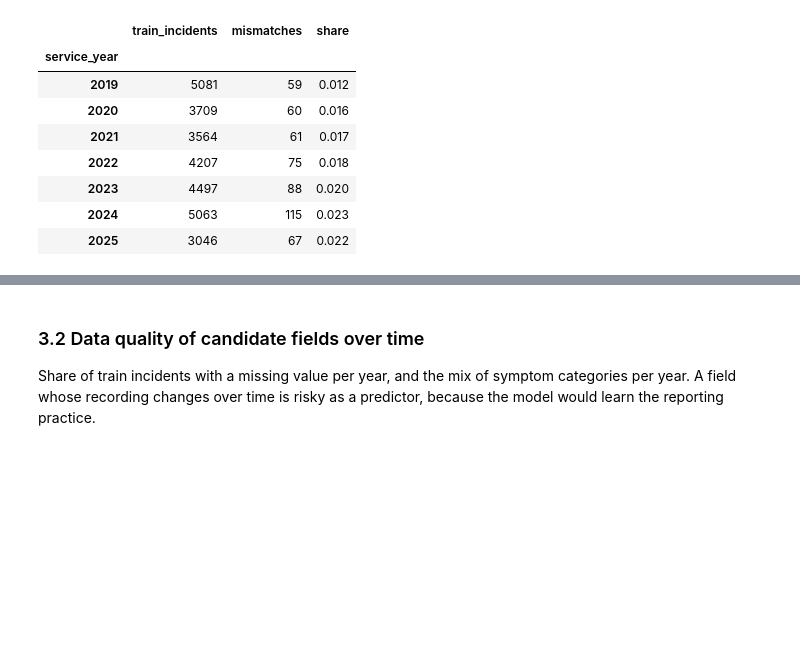
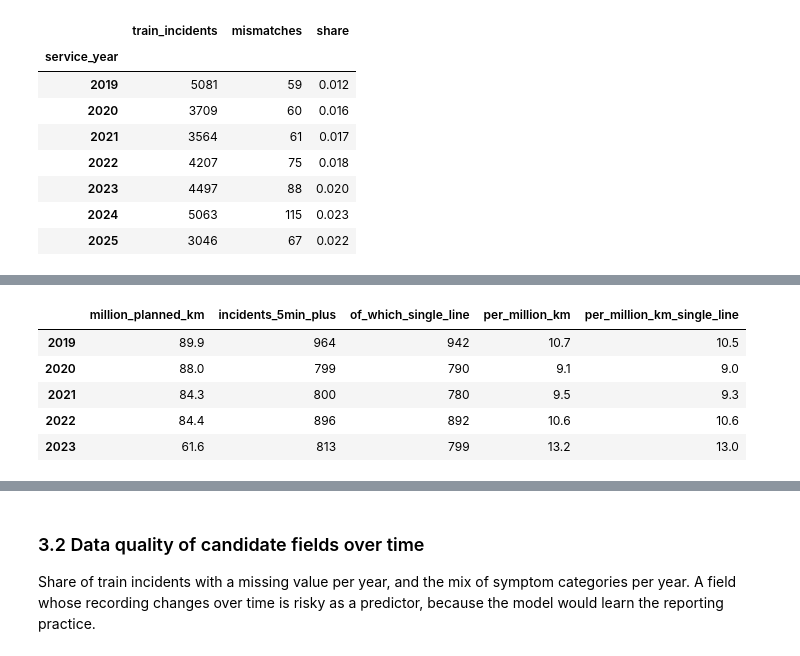
Before and after one commit to elcine/DS_challenge, a Jupyter notebook: notebooks/analysis.ipynb, the cells around one changed output, grey strips where cells are left out. Cells and saved outputs as stored; diff of their text form; code cells hidden in the pictures; blank space fills up the shorter version.

```diff
--- a/notebooks/analysis.ipynb
+++ b/notebooks/analysis.ipynb
@@ -437,0 +594,26 @@ Joliette             11
+# %%
+# Train incidents of 5 minutes or more per million planned km, network-wide.
+planned_by_year = planned.groupby("year")["planned_km"].sum() / 1e6
+in_period = train[train["service_date"] <= last_km_date]
+five_plus = in_period[in_period["duration_bin_lower"] >= 5]
+
+published_rate = pd.DataFrame({
+    "million_planned_km": planned_by_year,
+    "incidents_5min_plus": five_plus.groupby("service_year").size(),
+    "of_which_single_line": five_plus[five_plus["line"].isin(data.SINGLE_LINES)]
+        .groupby("service_year").size(),
+})
+published_rate["per_million_km"] = (
+    published_rate["incidents_5min_plus"] / published_rate["million_planned_km"]
+)
+published_rate["per_million_km_single_line"] = (
+    published_rate["of_which_single_line"] / published_rate["million_planned_km"]
+)
+published_rate.round(1)   # 2023 covers January to September
+# %% [output]
+|  | million_planned_km | incidents_5min_plus | of_which_single_line | per_million_km | per_million_km_single_line |
+| 2019 | 89.9 | 964 | 942 | 10.7 | 10.5 |
+| 2020 | 88.0 | 799 | 790 | 9.1 | 9.0 |
+| 2021 | 84.3 | 800 | 780 | 9.5 | 9.3 |
+| 2022 | 84.4 | 896 | 892 | 10.6 | 10.6 |
+| 2023 | 61.6 | 813 | 799 | 13.2 | 13.0 |
```
Also changed, not shown: parts of 21 cells of this notebook, 2 other files.
